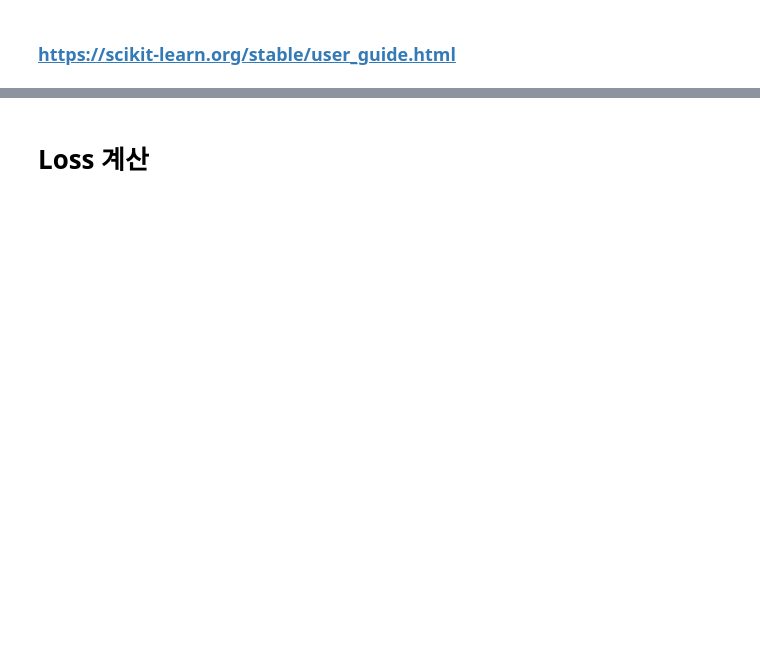
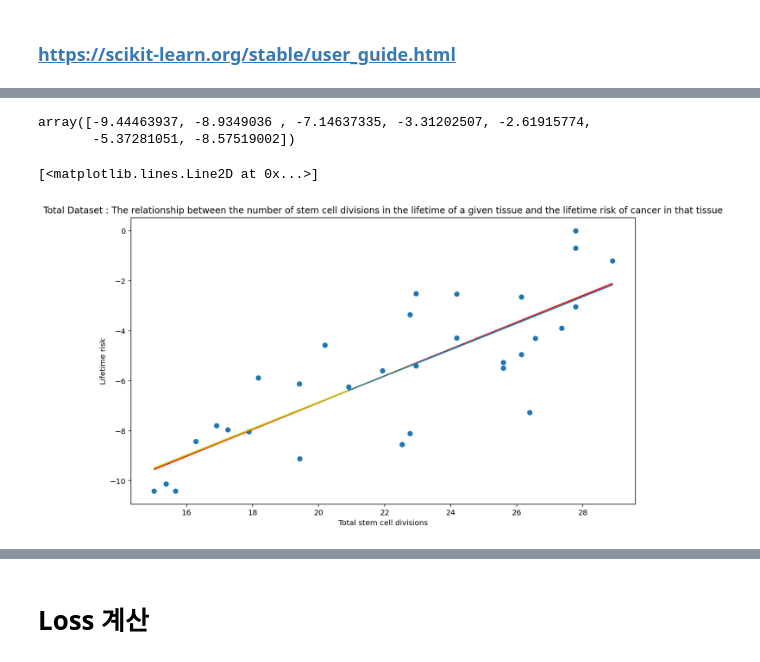
Before and after one commit to HongB1/2022-KHU-Bioinformatics-lab, a Jupyter notebook: Lab15 Linear Regression/Linear_regression.ipynb, the cells around one changed output, grey strips where cells are left out. Drawn from its saved outputs; the diff is of its cells as text; code cells hidden in the pictures; blank space fills up the shorter version.

```diff
--- a/Lab15 Linear Regression/Linear_regression.ipynb
+++ b/Lab15 Linear Regression/Linear_regression.ipynb
@@ -139,3 +186,25 @@ result.predict(X.reshape(-1, 1))
+# %%
+y_pred = train_lr_reg.predict(X_test)
+y_pred
+# %% [output]
+array([-9.44463937, -8.9349036 , -7.14637335, -3.31202507, -2.61915774,
+       -5.37281051, -8.57519002])
+# %%
+fig, ax = plt.subplots(figsize=(12,7))
+
+ax.set_title('Total Dataset : The relationship between the number of stem cell divisions in the lifetime of a given tissue and the lifetime risk of cancer in that tissue')
+ax.set_xlabel('Total stem cell divisions')
+ax.set_ylabel('Lifetime risk')
+ax.scatter(X_features, y_target, marker='o') # 원본 데이터
+# ax.scatter(X_train, y_train, marker='s') # 원본 데이터
+
+# 회귀선 추가
+ax.plot(X_features, total_lr_reg.predict(X_features), color='red')
+ax.plot(X_train, train_lr_reg.predict(X_train), color='y')
+ax.plot(X_test, y_pred)
+# %% [output]
+[<matplotlib.lines.Line2D at 0x...>]
+[figure, added]
 # %%
 ax = plt.figure(figsize=(20, 10))
 
```
Also changed, not shown: parts of 26 cells of this notebook, 1 other file.
